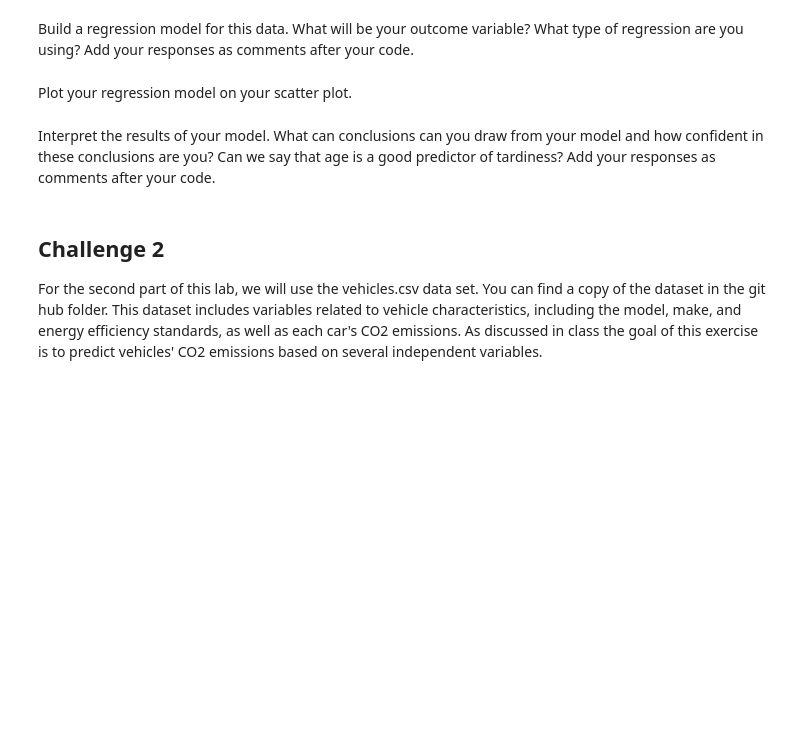
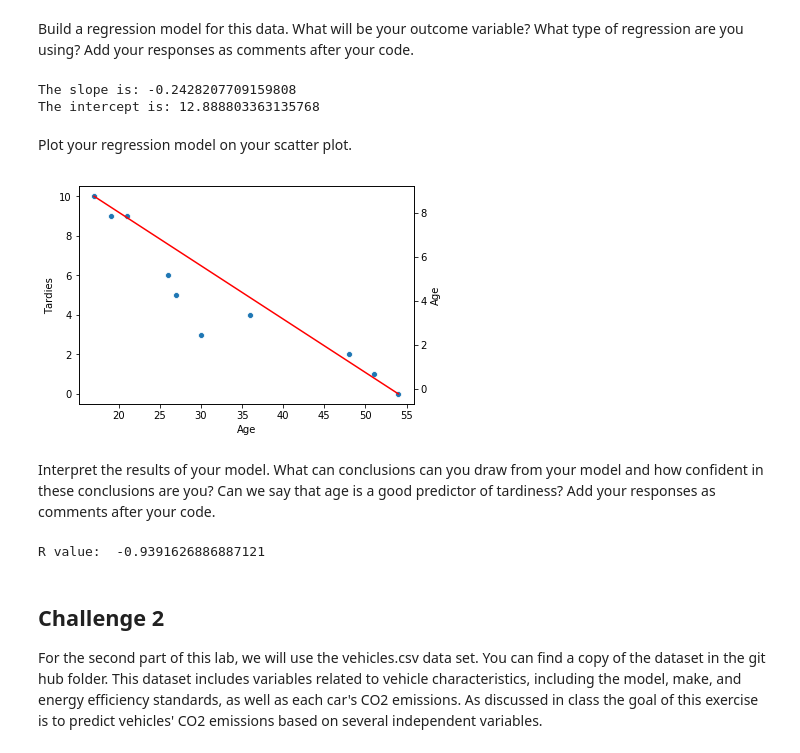
Before and after one commit to ta-datapt-bcn/lab-regression-analysis, a Jupyter notebook: your-code.ipynb, the cells around one changed output. Cells and saved outputs as stored; diff of their text form; code cells hidden in the pictures; blank space fills up the shorter version.

```diff
--- a/your-code.ipynb
+++ b/your-code.ipynb
@@ -49,2 +88,19 @@ Build a regression model for this data. What will be your outcome variable? What
+# %%
+# Your response here.
+
+from scipy import stats
+X = student_data['Age'] #independent variable
+Y = student_data['Tardies'] #dependent variable
+
+slope, intercept, r_value, p_value, std_error = stats.linregress(X,Y)
+
+print ('The slope is: ' + str(slope))
+print ('The intercept is: ' + str(intercept))
+
+#What will be your outcome variable? Tardies
+#What type of regression are you using? Simple linear
+# %% [output]
+The slope is: -0.2428207709159808
+The intercept is: 12.888803363135768
 # %% [markdown]
 Plot your regression model on your scatter plot.
@@ -53,2 +107,14 @@ Plot your regression model on your scatter plot.
+# %%
+# Your code here.
+
+import matplotlib.pyplot as plt
+
+fig, ax = plt.subplots()
+sns.scatterplot(data=student_data, x='Age', y='Tardies', ax=ax)
+ax2 = ax.twinx()
+sns.lineplot(data=student_data, x='Age', y=(slope*student_data['Age'])+intercept, ax=ax2, color='r')
+plt.show()
+# %% [output]
+[figure, added]
 # %% [markdown]
 Interpret the results of your model. What can conclusions can you draw from your model and how confident in these conclusions are you? Can we say that age is a good predictor of tardiness? Add your responses as comments after your code.
@@ -57,3 +121,11 @@ Interpret the results of your model. What can conclusions can you draw from your
+# %%
+# Your response here.
+
+print('R value: ',r_value)
+
+#The regression line has a Rvalue of -0.93, which is very close to -1. Age is then a good predictor of Tardiness.
+# %% [output]
+R value:  -0.9391626886887121
 # %% [markdown]
 ## Challenge 2
 For the second part of this lab, we will use the vehicles.csv data set. You can find a copy of the dataset in the git hub folder. This dataset includes variables related to vehicle characteristics, including the model, make, and energy efficiency standards, as well as each car's CO2 emissions. As discussed in class the goal of this exercise is to predict vehicles' CO2 emissions based on several independent variables.
```
Also changed, not shown: parts of 24 cells of this notebook.
